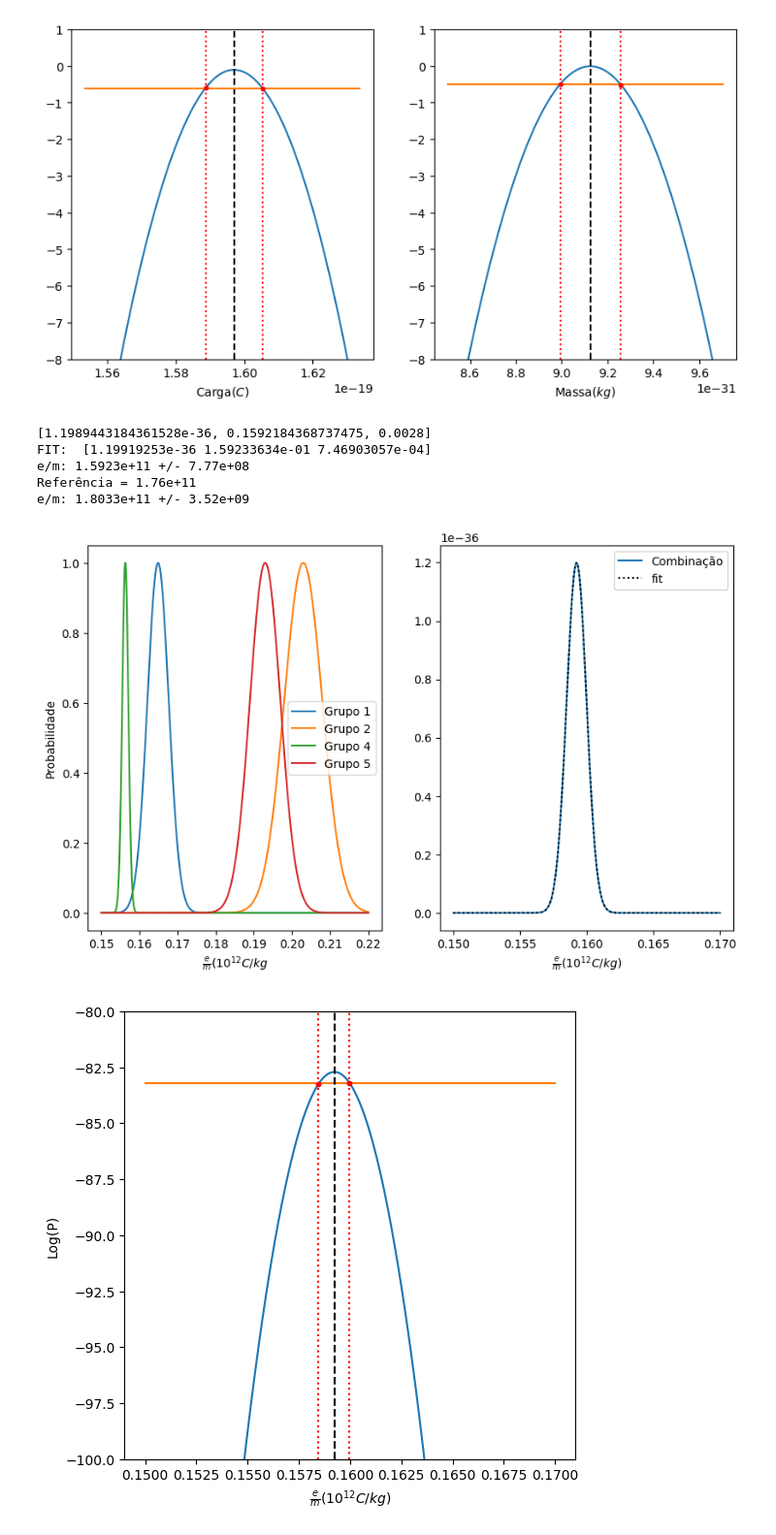
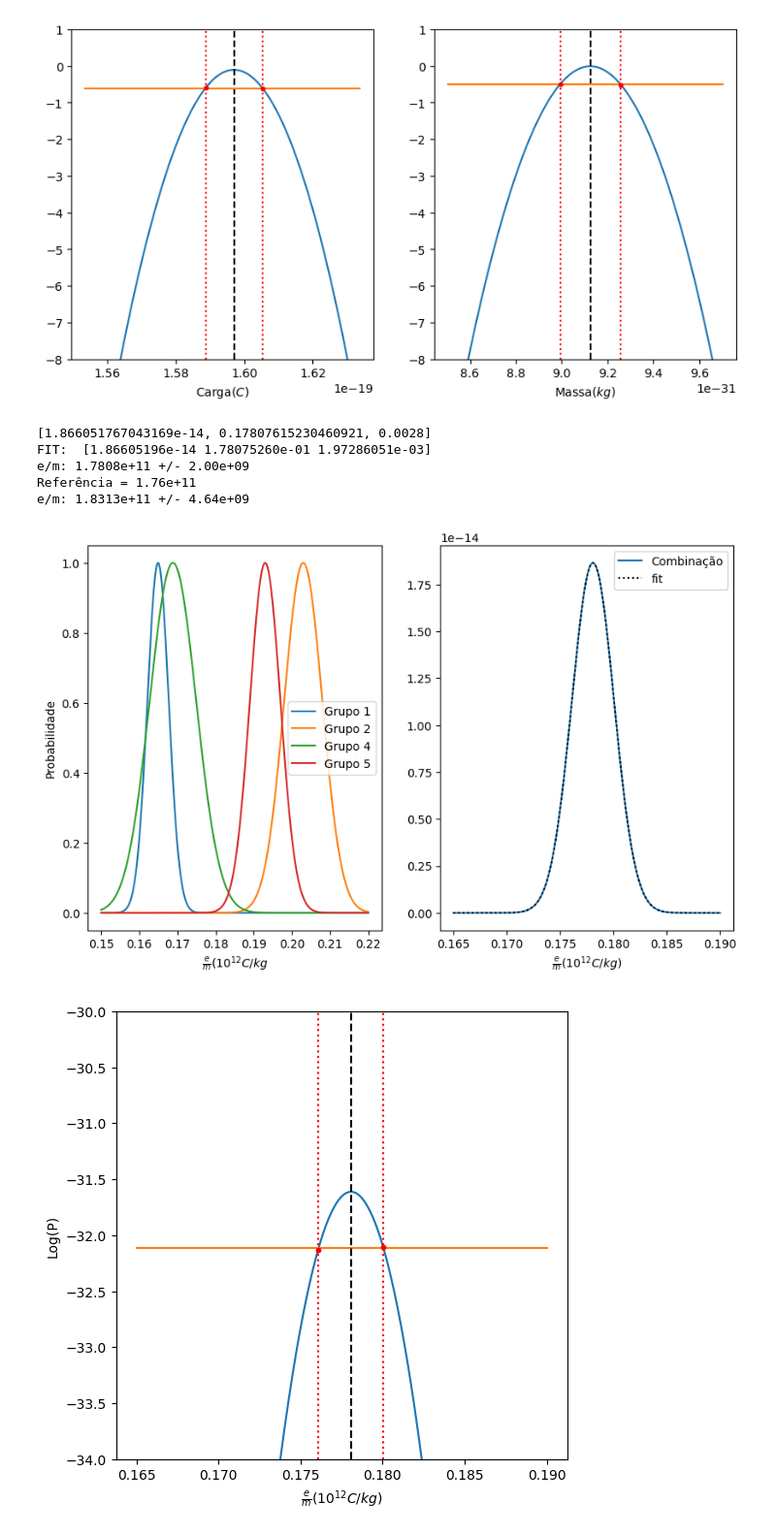
Before and after one commit to encarnacao/combinacao-lab1, a Jupyter notebook: Combination.ipynb, the cells around one changed output. Shown at 97% size. Drawn from its saved outputs; the diff is of its cells as text; code cells hidden in the pictures.

```diff
--- a/Combination.ipynb
+++ b/Combination.ipynb
@@ -296,8 +296,8 @@ Carga:  1.5970283016485835e-19 +/- 8.316110726120114e-22
 Massa:  9.125900076516516e-31 +/- 1.321321321321324e-32
 [figure]
 # %%
-e_over_m = np.array([0.1649,0.203,0.1563,0.193])
-e_over_m_err = np.array([0.0028,0.005,0.0008,0.004])
+e_over_m = np.array([0.1649,0.203,0.1688,0.193])
+e_over_m_err = np.array([0.0028,0.005,0.0061,0.004])
 
 def combination(x):
     y = 1
@@ -313,47 +313,47 @@ for i in range(len(e_over_m)):
 ax[0].legend()
 ax[0].set_xlabel(r'$\frac{e}{m} (10^{12}C/kg$')
 
-x_comb = np.linspace(0.15,0.17,500)
+x_comb = np.linspace(0.165,0.190,500)
 guesses = [np.max(combination(x_comb)),x_comb[np.argmax(combination(x_comb))], e_over_m_err[0]]
 print(guesses)
 amax_eom, mean_eom, sigma_eom = fit(x_comb, combination, guesses)
 P_eom = lambda x: amax_eom*gaussian(x,mean_eom,sigma_eom)
 ax[1].plot(x_comb,combination(x_comb), label = "Combinação")
 ax[1].plot(x_comb, P_eom(x_comb) , "k:", label="fit")
 ax[1].legend()
 ax[1].set_xlabel(r'$\frac{e}{m} (10^{12}C/kg)$')
 ax[0].set_ylabel("Probabilidade")
 
 fig, ax = plt.subplots(1,1,figsize=(6,6))
 
 logP_eom = np.log(combination(x_comb))
 logP_eom_line = np.array([np.max(logP_eom) - 0.5]*len(x_comb))
 idx_eom = np.argwhere(np.diff(np.sign(logP_eom - logP_eom_line))).flatten()
 ax.plot(x_comb,logP_eom)
 ax.plot(x_comb,logP_eom_line)
 ax.axvline(mean_eom,color='k',linestyle='--')
 ax.scatter(x_comb[idx_eom],logP_eom[idx_eom],color='r',marker='o',s=10, zorder=10)
 ax.axvline(x_comb[idx_eom[0]],color='r',linestyle=':')
 ax.axvline(x_comb[idx_eom[1]],color='r',linestyle=':')
 ax.set_xlabel(r'$\frac{e}{m} (10^{12}C/kg)$')
 ax.set_ylabel("Log(P)")
-ax.set_ylim(-100,-80)
+ax.set_ylim(-34,-30)
 
 print(f"e/m: {mean_eom*1e12:.4e} +/- {(mean_eom-x_comb[idx_eom[0]])*1e12:.2e}")
 print(f'Referência = {electron_charge/electron_mass:.2e}')
 
 #using rms to calculate e/m
 e_over_m_rms = np.sqrt(np.sum(e_over_m**2)/len(e_over_m))
 e_over_m_rms_err = np.sqrt(np.sum(e_over_m_err**2)/len(e_over_m_err))
 print(f"e/m: {e_over_m_rms*1e12:.4e} +/- {e_over_m_rms_err*1e12:.2e}")
 # %% [output]
-[1.1989443184361528e-36, 0.1592184368737475, 0.0028]
-FIT:  [1.19919253e-36 1.59233634e-01 7.46903057e-04]
-e/m: 1.5923e+11 +/- 7.77e+08
+[1.866051767043169e-14, 0.17807615230460921, 0.0028]
+FIT:  [1.86605196e-14 1.78075260e-01 1.97286051e-03]
+e/m: 1.7808e+11 +/- 2.00e+09
 Referência = 1.76e+11
-e/m: 1.8033e+11 +/- 3.52e+09
+e/m: 1.8313e+11 +/- 4.64e+09
-[figure, old version]
+[figure, new version]
-[figure, old version]
+[figure, new version]
 # %%
 em = np.array([13.18,13.69,14.60,13.1,11.6])*1e-50*1/electron_mass
 em_err = np.array([0.92,0.19,0.21,0.7,1.4])*1e-50*1/electron_mass
```
Also changed, not shown: parts of 1 cell of this notebook.
